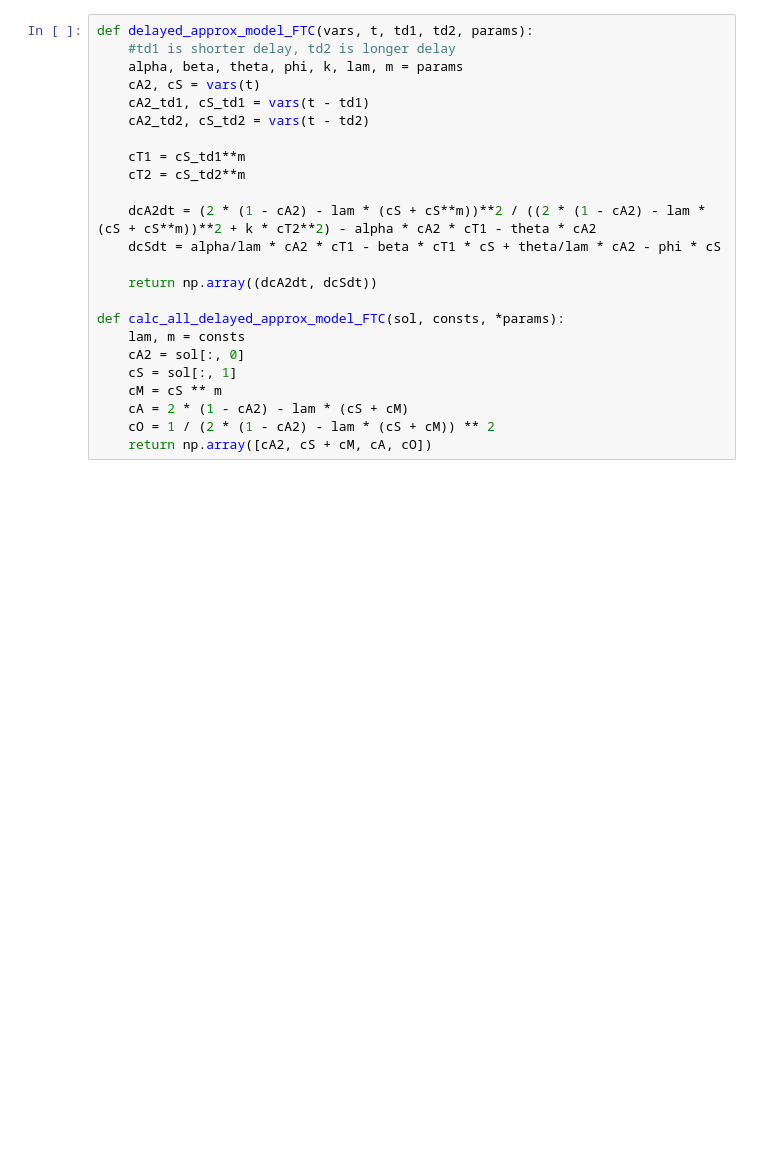
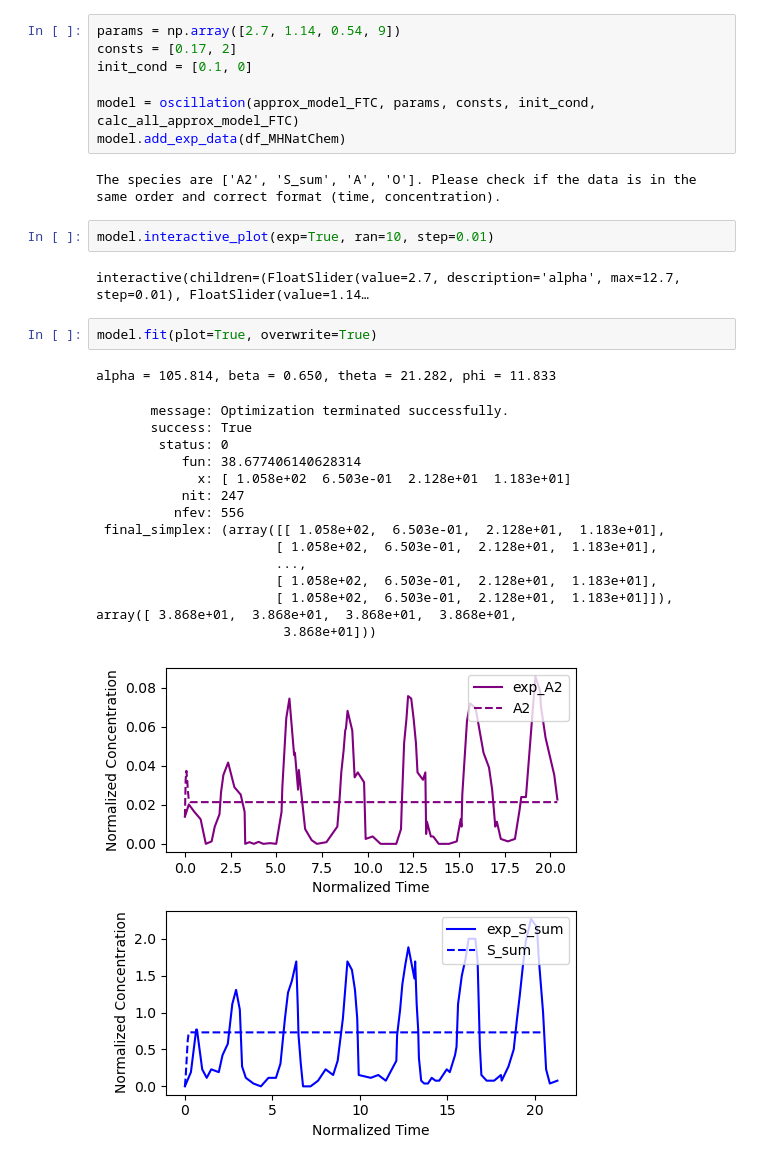
Before and after one commit to Zhiheng419/Chemical_Oscillation_Model, a Jupyter notebook: delayed_model.ipynb, the cells around one changed output. Saved outputs shown, nothing was run; the diff lists cells and outputs as text; blank space fills up the shorter version.

```diff
--- a/delayed_model.ipynb
+++ b/delayed_model.ipynb
@@ -103,28 +38,35 @@ df_MHNatChem.loc[0, 't3b'] = 0
 df_MHNatChem.loc[0, 't4'] = 0
 # %% [output]
 3.1426606946408935
-# %%
-def delayed_approx_model_FTC(vars, t, td1, td2, params):
-    #td1 is shorter delay, td2 is longer delay
-    alpha, beta, theta, phi, k, lam, m = params
-    cA2, cS = vars(t)
-    cA2_td1, cS_td1 = vars(t - td1)
-    cA2_td2, cS_td2 = vars(t - td2)
-
-    cT1 = cS_td1**m
-    cT2 = cS_td2**m
-
-    dcA2dt = (2 * (1 - cA2) - lam * (cS + cS**m))**2 / ((2 * (1 - cA2) - lam * (cS + cS**m))**2 + k * cT2**2) - alpha * cA2 * cT1 - theta * cA2
-    dcSdt = alpha/lam * cA2 * cT1 - beta * cT1 * cS + theta/lam * cA2 - phi * cS
-
-    return np.array((dcA2dt, dcSdt))
-
-def calc_all_delayed_approx_model_FTC(sol, consts, *params):
-    lam, m = consts
-    cA2 = sol[:, 0]
-    cS = sol[:, 1]
-    cM = cS ** m
-    cA = 2 * (1 - cA2) - lam * (cS + cM)
-    cO = 1 / (2 * (1 - cA2) - lam * (cS + cM)) ** 2
-    return np.array([cA2, cS + cM, cA, cO])
+# %%
+params = np.array([2.7, 1.14, 0.54, 9])
+consts = [0.17, 2]
+init_cond = [0.1, 0]
+
+model = oscillation(approx_model_FTC, params, consts, init_cond, calc_all_approx_model_FTC)
+model.add_exp_data(df_MHNatChem)
+# %% [output]
+The species are ['A2', 'S_sum', 'A', 'O']. Please check if the data is in the same order and correct format (time, concentration).
+# %%
+model.interactive_plot(exp=True, ran=10, step=0.01)
+# %% [output]
+interactive(children=(FloatSlider(value=2.7, description='alpha', max=12.7, step=0.01), FloatSlider(value=1.14…
+# %%
+model.fit(plot=True, overwrite=True)
+# %% [output]
+alpha = 105.814, beta = 0.650, theta = 21.282, phi = 11.833
+       message: Optimization terminated successfully.
+       success: True
+        status: 0
+           fun: 38.677406140628314
+             x: [ 1.058e+02  6.503e-01  2.128e+01  1.183e+01]
+           nit: 247
+          nfev: 556
+ final_simplex: (array([[ 1.058e+02,  6.503e-01,  2.128e+01,  1.183e+01],
+                       [ 1.058e+02,  6.503e-01,  2.128e+01,  1.183e+01],
+                       ...,
+                       [ 1.058e+02,  6.503e-01,  2.128e+01,  1.183e+01],
+                       [ 1.058e+02,  6.503e-01,  2.128e+01,  1.183e+01]]), array([ 3.868e+01,  3.868e+01,  3.868e+01,  3.868e+01,
+                        3.868e+01]))
+[figure, added]
 # %%
```
Also changed, not shown: parts of 14 cells of this notebook, 6 other files.
